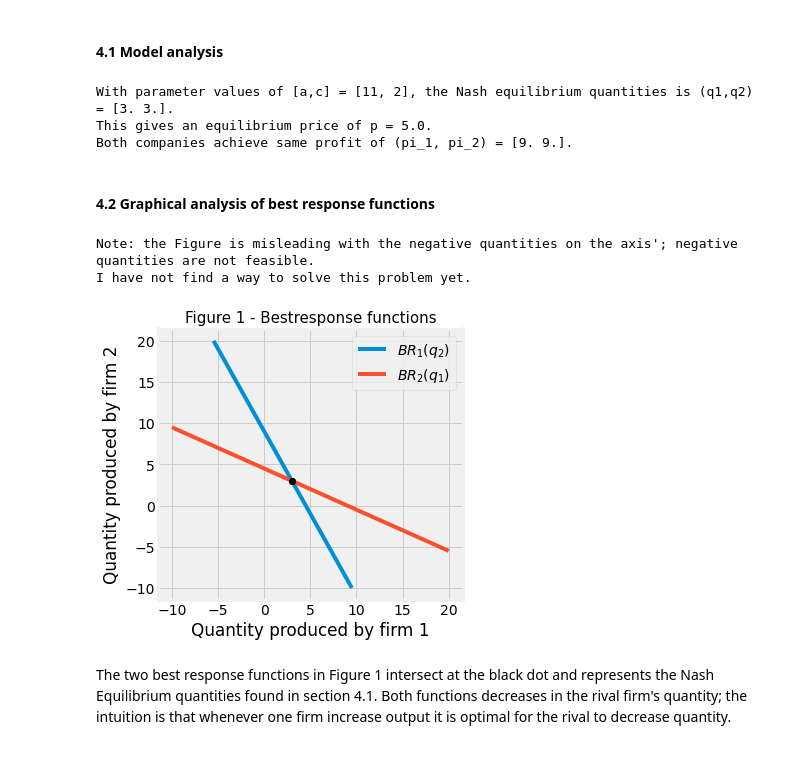
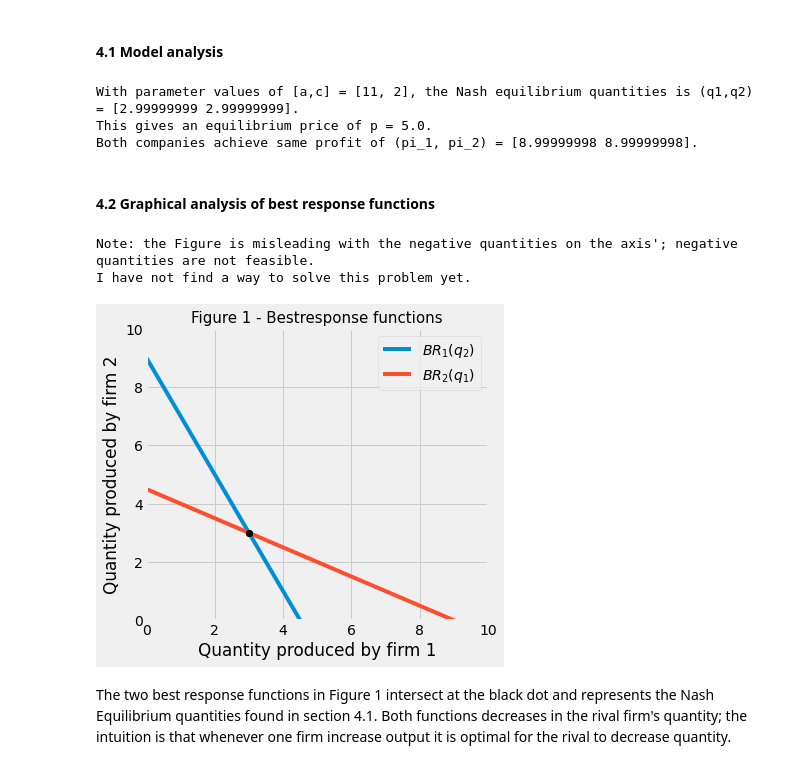
Before and after one commit to AskerNC/projects-2021-sev, a Jupyter notebook: modelproject/ModelProject-sev.ipynb, the cells around one changed output. Cells and saved outputs as stored; diff of their text form; code cells hidden in the pictures.

```diff
--- a/modelproject/ModelProject-sev.ipynb
+++ b/modelproject/ModelProject-sev.ipynb
@@ -122,11 +122,11 @@ In this section I derive the best response function for each firm by maximizing
 #4.b Define best response functions
 q0=0
 def BR_1_analysis(q2,a,c):
-    opt_q1 = optimize.minimize(lambda q0: -profit_firm1(q0,q2,a,c), q0).x[0]
+    opt_q1 = optimize.minimize(lambda q0: -profit_firm1(q0,q2,a,c), q2).x[0]
     return opt_q1
 
 def BR_2_analysis(q1,a,c):
-    opt_q2 = optimize.minimize(lambda q0: -profit_firm2(q1,q0,a,c), q0).x[0]
+    opt_q2 = optimize.minimize(lambda q0: -profit_firm2(q1,q0,a,c), q1).x[0]
     return opt_q2
 
 def conditions_analysis(q,param):
@@ -146,42 +146,46 @@ profit_i = opt_p * opt_q_i - param[1] * opt_q_i
 print(f'With parameter values of [a,c] = {param}, the Nash equilibrium quantities is (q1,q2) = {opt_q_i}.\nThis gives an equilibrium price of p = {opt_p}.')
 print(f'Both companies achieve same profit of (pi_1, pi_2) = {profit_i}.\n')
 # %% [output]
-With parameter values of [a,c] = [11, 2], the Nash equilibrium quantities is (q1,q2) = [3. 3.].
+With parameter values of [a,c] = [11, 2], the Nash equilibrium quantities is (q1,q2) = [2.99999999 2.99999999].
 This gives an equilibrium price of p = 5.0.
-Both companies achieve same profit of (pi_1, pi_2) = [9. 9.].
+Both companies achieve same profit of (pi_1, pi_2) = [8.99999998 8.99999998].
 # %% [markdown]
 #### 4.2 Graphical analysis of best response functions
 # %%
 #4.e Define reactions functions
 def q1_graphic(q2,param): #parameters can be changed in section 4, code 4.c
     return (param[0]-param[1]-q2)/2
 
 def q2_graphic(q1,param):
     return (param[0]-param[1]-q1)/2
 
 #4.f Create best response to multiple q values
 range_q1 = np.linspace(-10,20,100)
 range_q2 = np.linspace(-10,20,100)
 q1_plot = q1_graphic(range_q2,param)
 q2_plot = q2_graphic(range_q1,param)
 
 #4.g Plot best response functions
 fig = plt.figure(figsize=(12,5))
 plt.style.use('fivethirtyeight')
 ax_fig1 = fig.add_subplot(1,2,1)
 plt.plot(q1_plot,range_q2, label = '$BR_1(q_2)$')
 plt.plot(range_q1,q2_plot, label = '$BR_2(q_1)$')
 plt.title('Figure 1 - Bestresponse functions', fontsize=15)
 plt.plot(opt_q_i,opt_q_i,'ko')
 plt.xlabel('Quantity produced by firm 1')
 plt.ylabel('Quantity produced by firm 2')
+
+ax_fig1.set_xlim(0,10)
+ax_fig1.set_ylim(0,10)
+
 ax_fig1.grid(True)
 plt.legend(loc="best")
 print("Note: the Figure is misleading with the negative quantities on the axis'; negative quantities are not feasible.\nI have not find a way to solve this problem yet.")
 # %% [output]
 Note: the Figure is misleading with the negative quantities on the axis'; negative quantities are not feasible.
 I have not find a way to solve this problem yet.
-[figure, old version]
+[figure, new version]
 # %% [markdown]
 The two best response functions in Figure 1 intersect at the black dot and represents the Nash Equilibrium quantities found in section 4.1. Both functions decreases in the rival firm's quantity; the intuition is that whenever one firm increase output it is optimal for the rival to decrease quantity.
 # %% [markdown]
```
Also changed, not shown: parts of 9 cells of this notebook.
